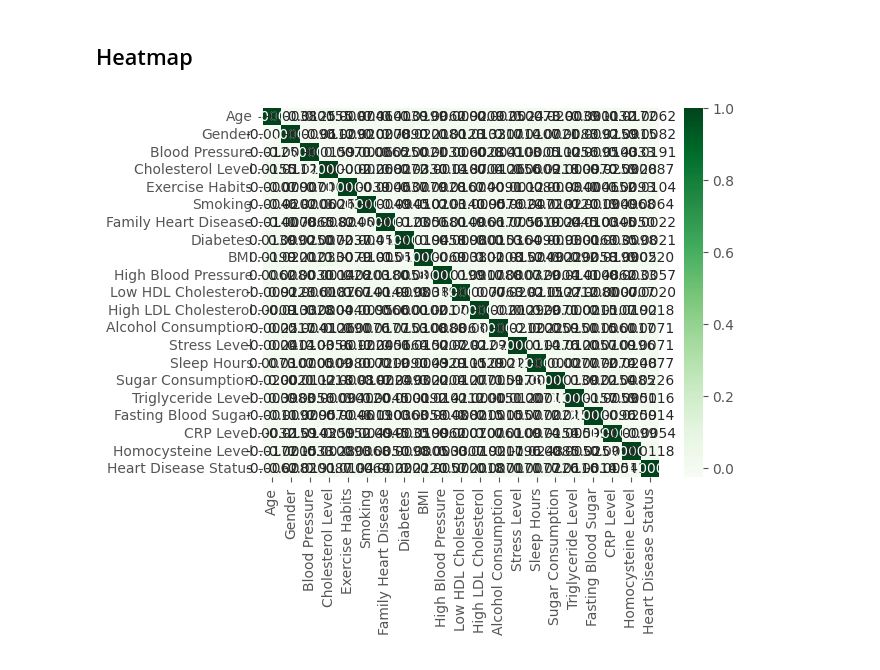
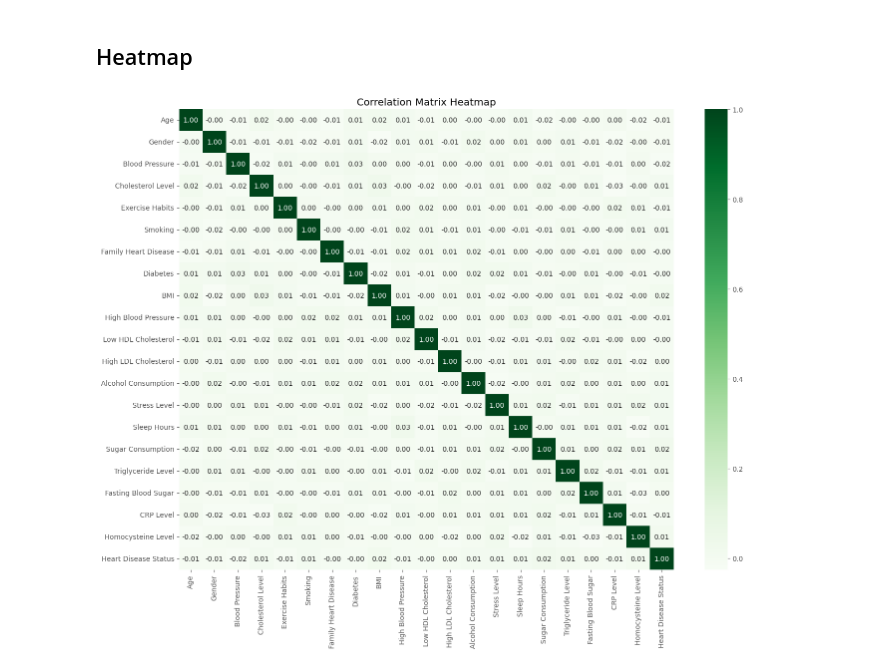
Before and after one commit to HongxuTeoh/AI_Assignment, a Jupyter notebook: AI_Assignment.ipynb, the cells around one changed output. Saved outputs shown, nothing was run; the diff lists cells and outputs as text; code cells hidden in the pictures.

```diff
--- a/AI_Assignment.ipynb
+++ b/AI_Assignment.ipynb
@@ -335,14 +335,13 @@ plt.show()
 # %% [markdown]
 ## Heatmap
 # %%
-# Correlation Matrix - show corelation coefficient of variables
+plt.figure(figsize=(16, 12))  # Make the heatmap larger
 sns.heatmap(df.corr(),
-        cmap="Greens",
-        fmt='.4f',
-        annot=True,
-        annot_kws={})
-
-# display
+            cmap="Greens",
+            fmt='.2f',
+            annot=True,
+            annot_kws={"size": 10})
+plt.title("Correlation Matrix Heatmap")
 plt.show()
 # %% [output]
-[figure, old version]
+[figure, new version]
```
